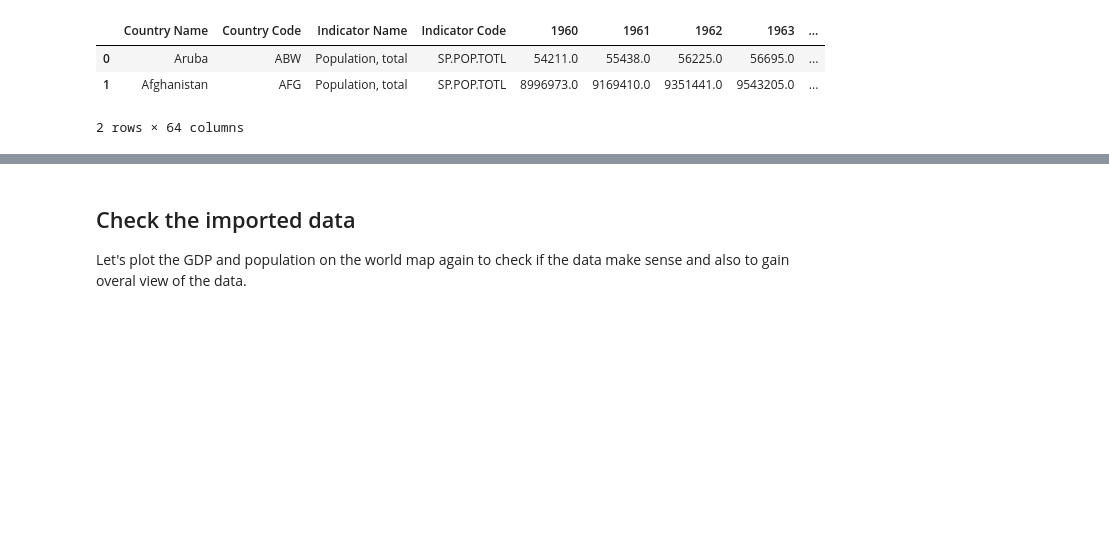
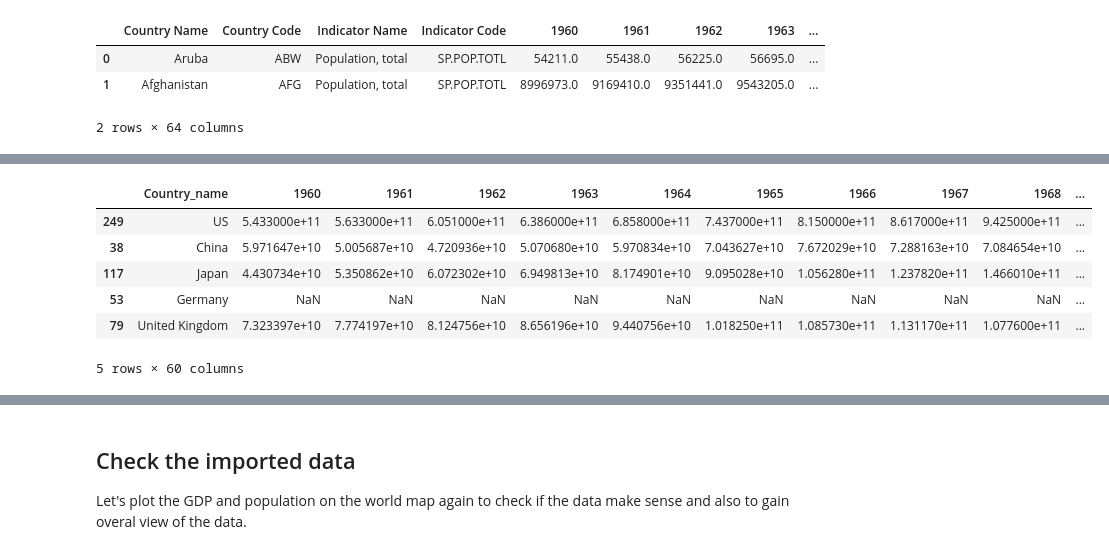
Before and after one commit to longluu/Covid19-EDA-visualization, a Jupyter notebook: EDA_global.ipynb, the cells around one changed output, grey strips where cells are left out. Drawn from its saved outputs; the diff is of its cells as text; code cells hidden in the pictures; blank space fills up the shorter version.

Commit message:
Import GDP/Population data and clean up.

```diff
--- a/EDA_global.ipynb
+++ b/EDA_global.ipynb
@@ -343,4 +408,23 @@ population.head(n=2)
+# %%
+# Select only countries that match COVID-19 data
+GDP = GDP[GDP['Country Name'].isin(unique_country_name)]
+population = population[population['Country Name'].isin(unique_country_name)]
 # %%
+# Drop some columns that are not useful
+GDP.drop(columns=['Country Code', 'Indicator Name', 'Indicator Code', '2019'], inplace=True)
+population.drop(columns=['Country Code', 'Indicator Name', 'Indicator Code', '2019'], inplace=True)
+
 # Rename feature Country Name to Country to avoid headache later
-GDP.rename(columns={'Country Name': 'Country_name', 'Country Code': 'Country_code'}, inplace=True)
-population.rename(columns={'Country Name': 'Country_name', 'Country Code': 'Country_code'}, inplace=True)
+GDP.rename(columns={'Country Name': 'Country_name'}, inplace=True)
+population.rename(columns={'Country Name': 'Country_name'}, inplace=True)
+# %%
+# Display the top countries to see if our manipulation makes sense
+GDP.sort_values(by='2018', ascending=False).head(5)
+# %% [output]
+|  | Country_name | 1960 | 1961 | 1962 | 1963 | 1964 | 1965 | 1966 | 1967 | 1968 | ... |
+| 249 | US | 5.433000e+11 | 5.633000e+11 | 6.051000e+11 | 6.386000e+11 | 6.858000e+11 | 7.437000e+11 | 8.150000e+11 | 8.617000e+11 | 9.425000e+11 | ... |
+| 38 | China | 5.971647e+10 | 5.005687e+10 | 4.720936e+10 | 5.070680e+10 | 5.970834e+10 | 7.043627e+10 | 7.672029e+10 | 7.288163e+10 | 7.084654e+10 | ... |
+| 117 | Japan | 4.430734e+10 | 5.350862e+10 | 6.072302e+10 | 6.949813e+10 | 8.174901e+10 | 9.095028e+10 | 1.056280e+11 | 1.237820e+11 | 1.466010e+11 | ... |
+| 53 | Germany | NaN | NaN | NaN | NaN | NaN | NaN | NaN | NaN | NaN | ... |
+| 79 | United Kingdom | 7.323397e+10 | 7.774197e+10 | 8.124756e+10 | 8.656196e+10 | 9.440756e+10 | 1.018250e+11 | 1.085730e+11 | 1.131170e+11 | 1.077600e+11 | ... |
+5 rows × 60 columns
```
Also changed, not shown: parts of 6 cells of this notebook.
